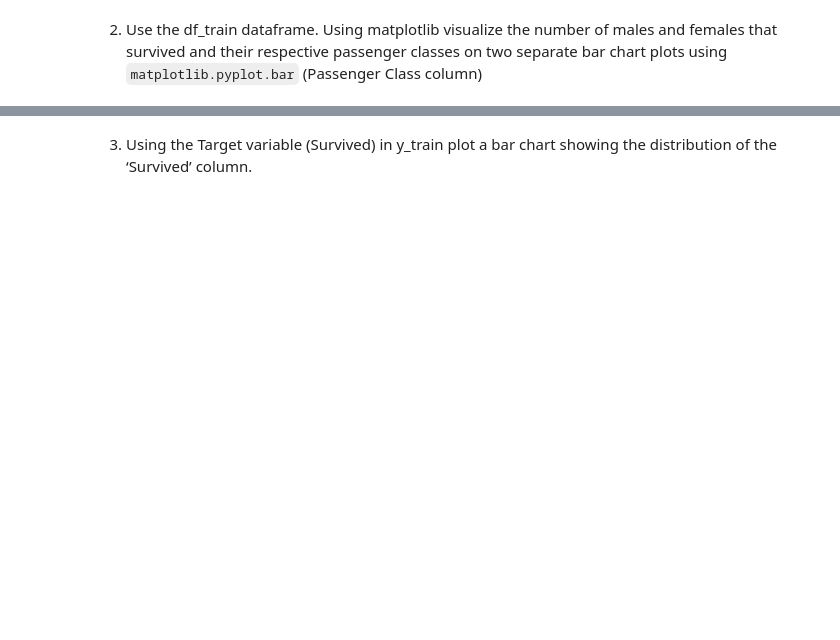
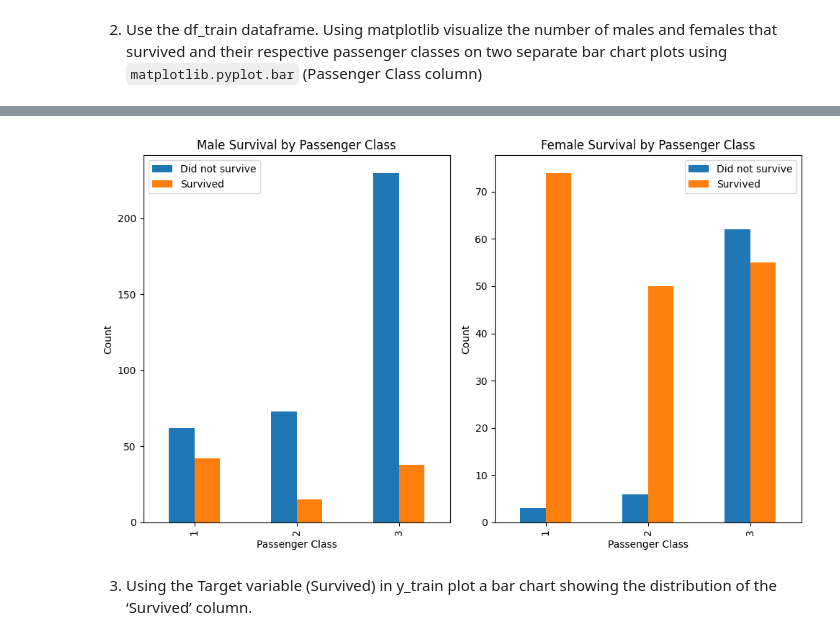
Before and after one commit to johnrizzo1/CS556, a Jupyter notebook: week13/Logistic_Regression.ipynb, the cells around one changed output, grey strips where cells are left out. Drawn from its saved outputs; the diff is of its cells as text; code cells hidden in the pictures; blank space fills up the shorter version.

```diff
--- a/week13/Logistic_Regression.ipynb
+++ b/week13/Logistic_Regression.ipynb
@@ -47,5 +45,8 @@ Our target variable will be **survived**.  Use the rest of the fields mentioned
 ### b.	Data Loading / Preprocessing
 #### i.	Loading
 1. Load the data <df_train.csv> and <df_test.csv> as a pandas dataframe using the `pandas.read_csv` function. The ‘df_test.csv’ has been preprocessed (i.e., null values have been dropped, certain columns etc. have been dropped) and should not be changed apart from splitting the dataframe into X_test and y_test.  The ‘df_train’ data has NOT been preprocessed and you will need to preprocess and prepare the ‘df_train’ dataframe. Note: Neither df_train nor df_test have been scaled. The next few steps will enumerate data preprocessing, scaling requirements we need to perform.
+# %%
+df_train = pd.read_csv('df_train.csv')
+df_test = pd.read_csv('df_test.csv')
 # %% [markdown]
 2. The resulting dataframe (i.e., df_train) should have the shape (712,12) indicating that there are 712 instances and 12 columns.
@@ -70,2 +143,27 @@ Use the `dropna()` function to drop any remaining **rows** that consist of NA va
+# %%
+plt.figure(figsize=(10,6))
+
+# First plot: Males survival by passenger class
+plt.subplot(1, 2, 1)
+male_data = df_train[df_train['Sex'] == 'male'].groupby(['Pclass', 'Survived']).size().unstack(fill_value=0)
+male_data.plot(kind='bar', ax=plt.gca())
+plt.xlabel('Passenger Class')
+plt.ylabel('Count')
+plt.title('Male Survival by Passenger Class')
+plt.legend(['Did not survive', 'Survived'])
+
+# Second plot: Females survival by passenger class
+plt.subplot(1, 2, 2)
+female_data = df_train[df_train['Sex'] == 'female'].groupby(['Pclass', 'Survived']).size().unstack(fill_value=0)
+female_data.plot(kind='bar', ax=plt.gca())
+plt.xlabel('Passenger Class')
+plt.ylabel('Count')
+plt.title('Female Survival by Passenger Class')
+plt.legend(['Did not survive', 'Survived'])
+
+plt.tight_layout()
+plt.show()
+# %% [output]
+[figure, added]
 # %% [markdown]
 3. Using the Target variable (Survived) in y_train plot a bar chart showing the distribution of the ‘Survived’ column.
```
Also changed, not shown: parts of 26 cells of this notebook.
